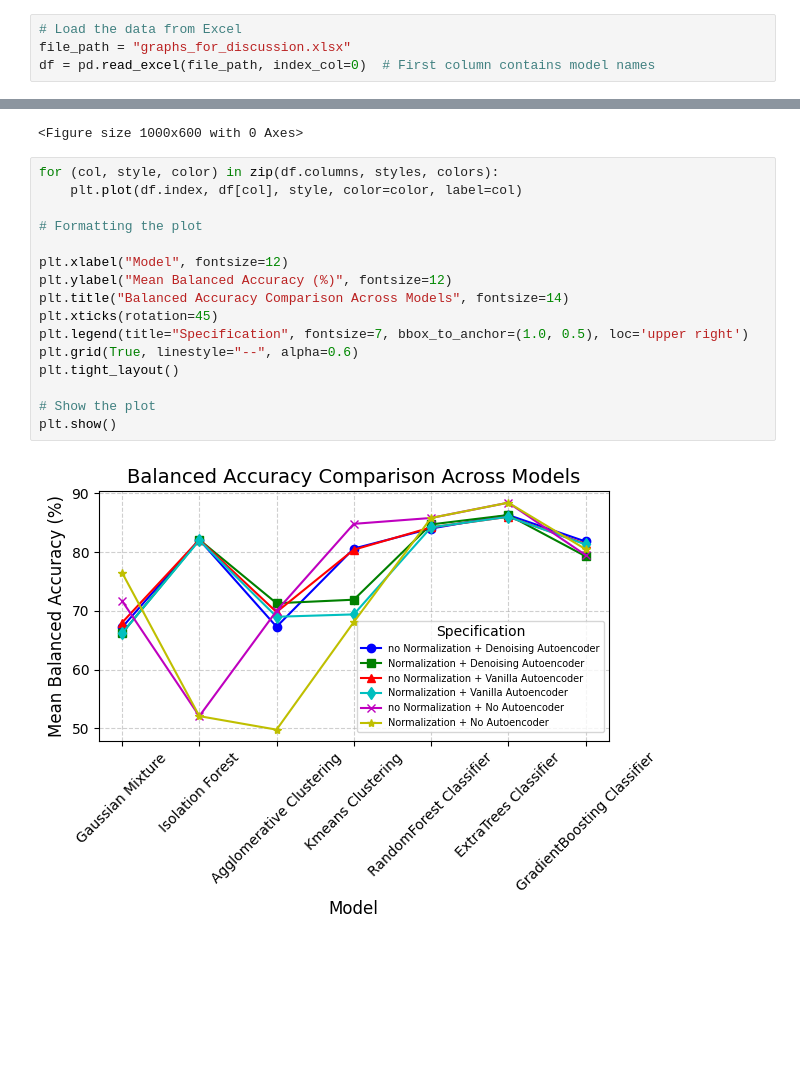
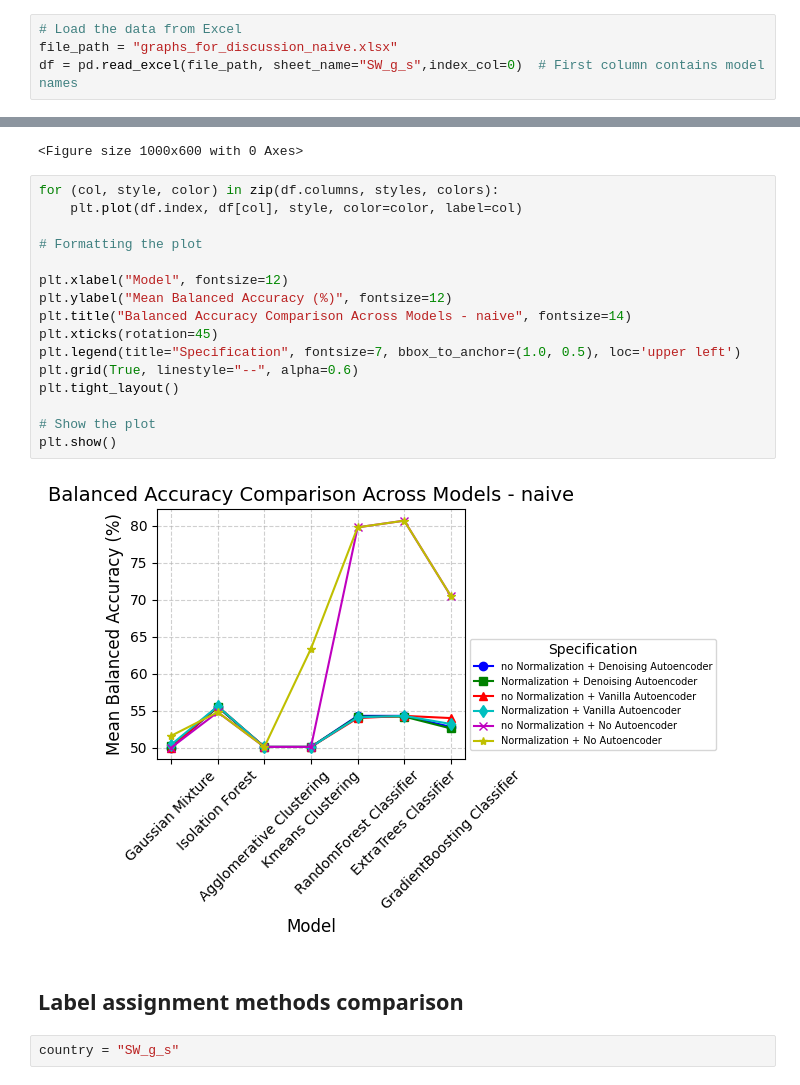
Before and after one commit to dariagerasimenko/MasterThesis_Collusion, a Jupyter notebook: graphs.ipynb, the cells around one changed output, grey strips where cells are left out. Drawn from its saved outputs; the diff is of its cells as text; blank space fills up the shorter version.

```diff
--- a/graphs.ipynb
+++ b/graphs.ipynb
@@ -4,8 +4,8 @@ import matplotlib.pyplot as plt
 import openpyxl
 # %%
 # Load the data from Excel
-file_path = "graphs_for_discussion.xlsx"
-df = pd.read_excel(file_path, index_col=0)  # First column contains model names
+file_path = "graphs_for_discussion_naive.xlsx"
+df = pd.read_excel(file_path, sheet_name="SW_g_s",index_col=0)  # First column contains model names
 # %%
 # Plot the data
 plt.figure(figsize=(10, 6))
@@ -18,18 +18,22 @@ colors = ['b', 'g', 'r', 'c', 'm', 'y']
 # %%
 for (col, style, color) in zip(df.columns, styles, colors):
     plt.plot(df.index, df[col], style, color=color, label=col)
 
 # Formatting the plot
 
 plt.xlabel("Model", fontsize=12)
 plt.ylabel("Mean Balanced Accuracy (%)", fontsize=12)
-plt.title("Balanced Accuracy Comparison Across Models", fontsize=14)
+plt.title("Balanced Accuracy Comparison Across Models - naive", fontsize=14)
 plt.xticks(rotation=45)
-plt.legend(title="Specification", fontsize=7, bbox_to_anchor=(1.0, 0.5), loc='upper right')
+plt.legend(title="Specification", fontsize=7, bbox_to_anchor=(1.0, 0.5), loc='upper left')
 plt.grid(True, linestyle="--", alpha=0.6)
 plt.tight_layout()
 
 # Show the plot
 plt.show()
 # %% [output]
-[figure, old version]
+[figure, new version]
+# %% [markdown]
+## Label assignment methods comparison
+# %%
+country = "SW_g_s"
```
Also changed, not shown: parts of 1 cell of this notebook, 2 other files.
